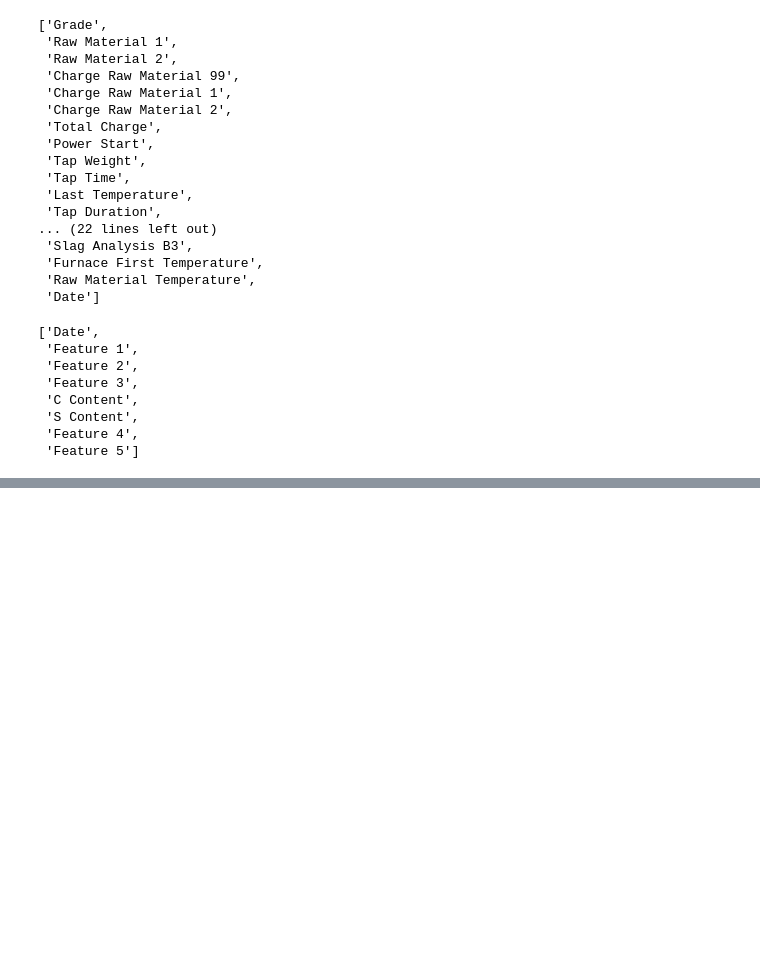
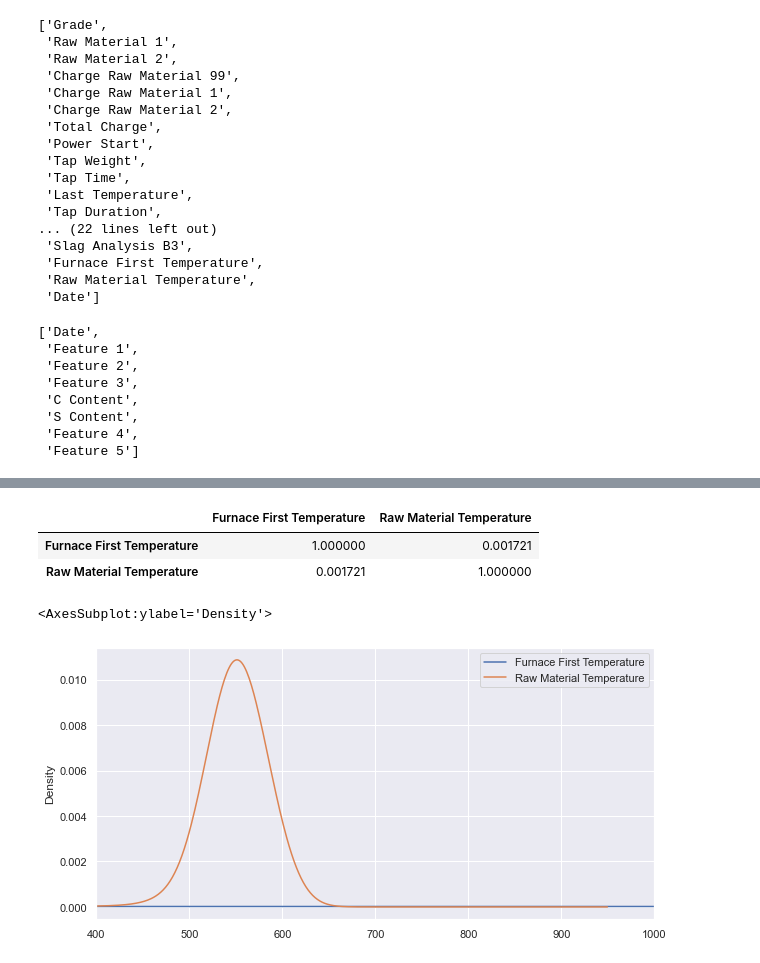
Before and after one commit to danielfernandescc/VettaDSTeste, a Jupyter notebook: main.ipynb, the cells around one changed output, grey strips where cells are left out. Saved outputs shown, nothing was run; the diff lists cells and outputs as text; code cells hidden in the pictures; blank space fills up the shorter version.

```diff
--- a/main.ipynb
+++ b/main.ipynb
@@ -132,0 +205,12 @@ Name: Raw Material 1, dtype: int64
+# %%
+corr2 = df1.corr()
+corr2.style.background_gradient(cmap='coolwarm')
+# %% [output]
+|  | Furnace First Temperature | Raw Material Temperature |
+| Furnace First Temperature | 1.000000 | 0.001721 |
+| Raw Material Temperature | 0.001721 | 1.000000 |
+# %%
+datasetFurnace.plot.density(y=['Furnace First Temperature', 'Raw Material Temperature'],xlim=[400,1000],figsize=[10,5])
+# %% [output]
+<AxesSubplot:ylabel='Density'>
+[figure, added]
```
Also changed, not shown: parts of 16 cells of this notebook.
